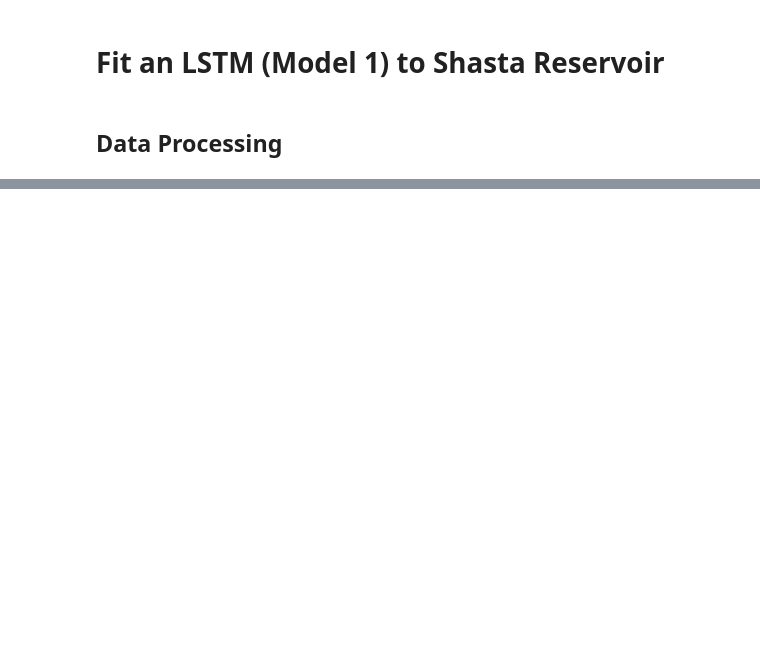
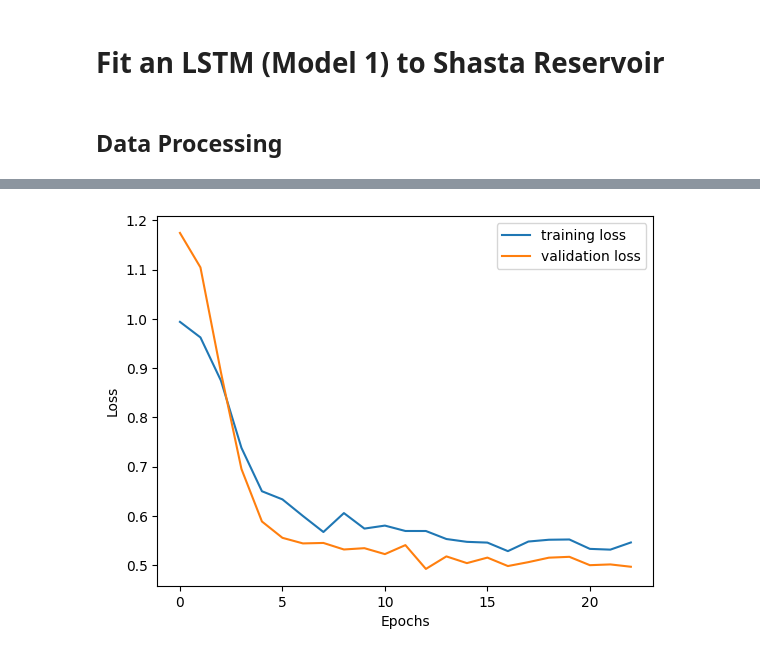
Before and after one commit to Matt2371/DL-reservoir-modeling, a Jupyter notebook: 1_model1.ipynb, the cells around one changed output, grey strips where cells are left out. Cells and saved outputs as stored; diff of their text form; code cells hidden in the pictures; blank space fills up the shorter version.

Commit message:
Added training loop to model 1 notebook

```diff
--- a/1_model1.ipynb
+++ b/1_model1.ipynb
@@ -28,6 +31,10 @@ ts_train, ts_val, ts_test = pipeline.process_data(df) # output tensors of shape
 ## Separate inputs(X) and targets (y)
 
 # select inflow and doy as input features
-X_train, X_val, X_test = ts_train[:, :, [0, 3]], ts_val[:, :, [0, 3]], ts_test[:, :, [0, 3]]
+X_train, X_val, X_test = ts_train[:, :, [0, 3]], ts_val[:, :, [0, 3]], ts_test[:, [0, 3]]
 # select outflow as target feature
-y_train, y_val, y_test = ts_train[:, :, [1]], ts_val[:, :, [1]], ts_test[:, :, [1]]
+y_train, y_val, y_test = ts_train[:, :, [1]], ts_val[:, :, [1]], ts_test[:, [1]]
+# %%
+# Create PyTorch dataset and dataloader
+dataset_train, dataset_val, dataset_test = TensorDataset(X_train, y_train), TensorDataset(X_val, y_val), TensorDataset(X_test, y_test)
+dataloader_train, dataloader_val, dataloader_test = DataLoader(dataset_train), DataLoader(dataset_val), DataLoader(dataset_test)
@@ -33,0 +47,18 @@ y_train, y_val, y_test = ts_train[:, :, [1]], ts_val[:, :, [1]], ts_test[:, :, [
+# %%
+# instantiate model
+input_size = 2
+hidden_size1 = 35
+hidden_size2 = 35
+output_size = 1
+dropout_prob = 0
+num_layers = 2
+
+torch.manual_seed(0)
+model1_tune = LSTMModel1_opt(input_size=input_size, hidden_size1=hidden_size1,
+                             hidden_size2=hidden_size2, output_size=output_size, num_layers=num_layers, dropout_prob=dropout_prob)
+criterion = nn.MSELoss()
+optimizer = optim.Adam(model1_tune.parameters(), lr=0.001)
+# %%
+# run training loop and get validation error
+train_losses, val_losses = training_loop(model=model1_tune, criterion=criterion, optimizer=optimizer,
+                                         patience=10, dataloader_train=dataloader_train, dataloader_val=dataloader_val, epochs=200)
@@ -33,0 +69,4 @@ y_train, y_val, y_test = ts_train[:, :, [1]], ts_val[:, :, [1]], ts_test[:, :, [
+# %%
+plot_train_val(train_losses, val_losses)
+# %% [output]
+[figure, added]
```
Also changed, not shown: parts of 5 cells of this notebook, 3 other files.
